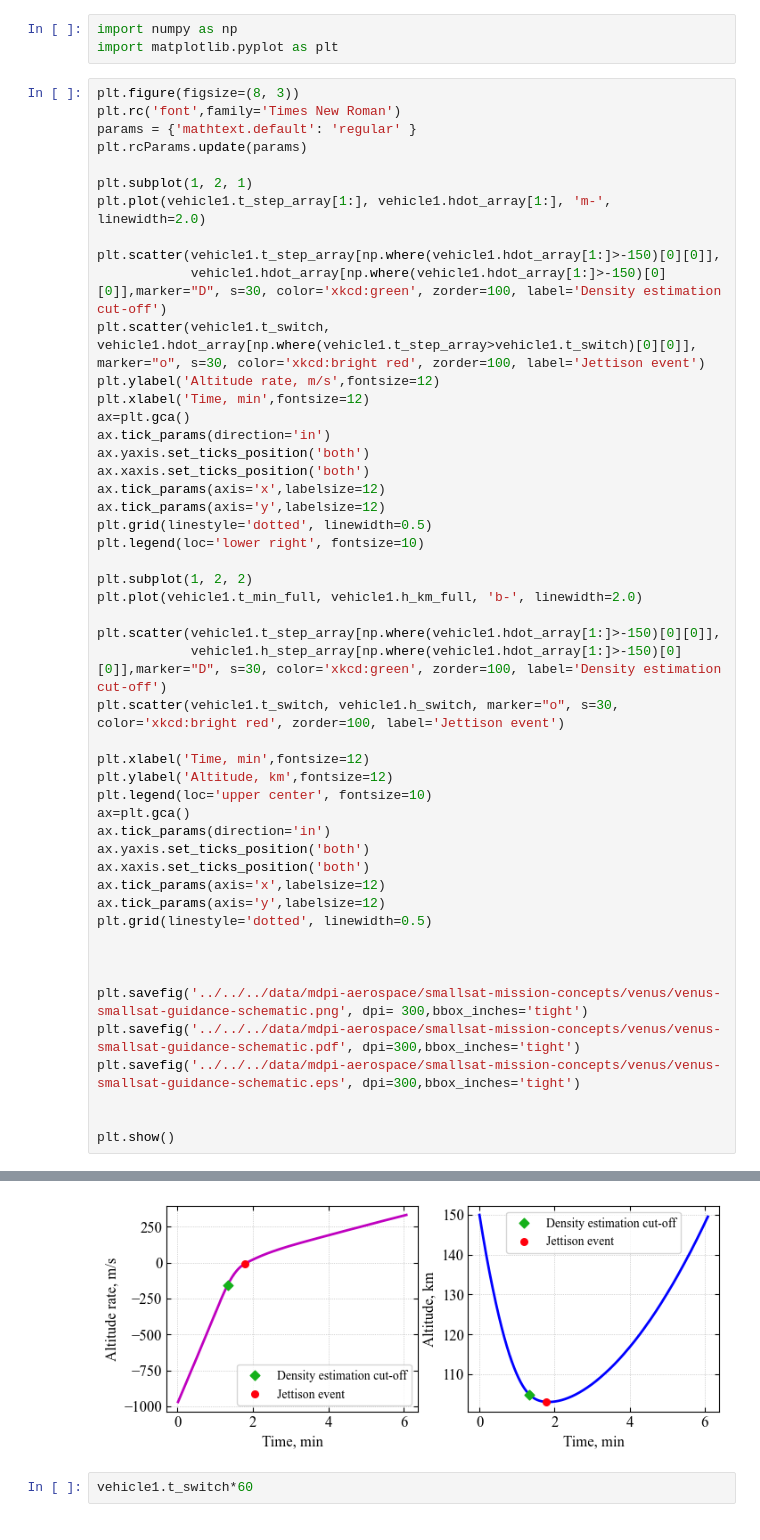
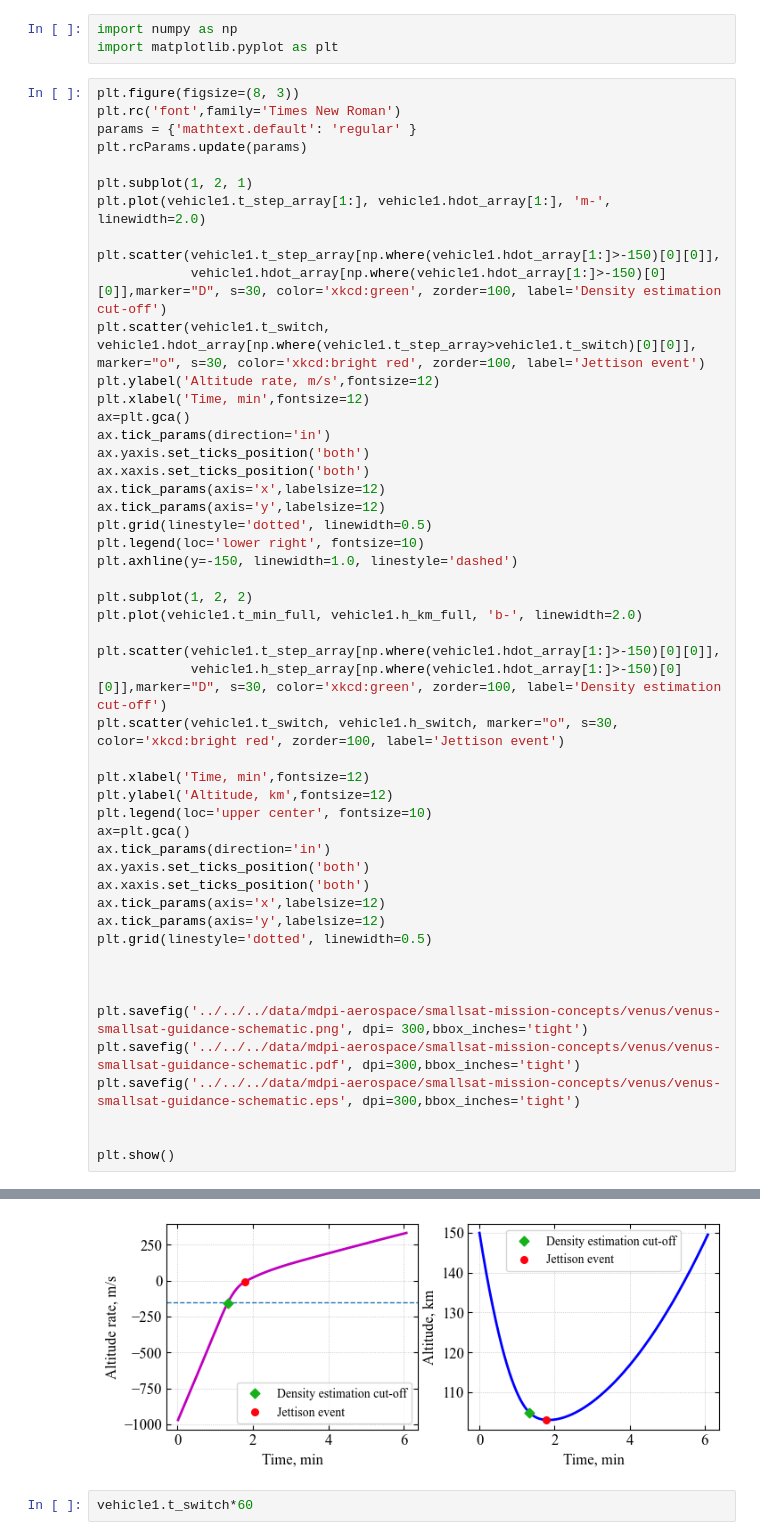
Before and after one commit to athulpg007/AMAT, a Jupyter notebook: examples/mdpi-aerospace/smallsat-mission-concepts/section-4-6-venus-smallsat-guidance-scheme.ipynb, the cells around one changed output, grey strips where cells are left out. Drawn from its saved outputs; the diff is of its cells as text.

```diff
--- a/examples/mdpi-aerospace/smallsat-mission-concepts/section-4-6-venus-smallsat-guidance-scheme.ipynb
+++ b/examples/mdpi-aerospace/smallsat-mission-concepts/section-4-6-venus-smallsat-guidance-scheme.ipynb
@@ -83,36 +83,37 @@ ax.tick_params(axis='x',labelsize=12)
 ax.tick_params(axis='y',labelsize=12)
 plt.grid(linestyle='dotted', linewidth=0.5)
 plt.legend(loc='lower right', fontsize=10)
+plt.axhline(y=-150, linewidth=1.0, linestyle='dashed')
 
 plt.subplot(1, 2, 2)
 plt.plot(vehicle1.t_min_full, vehicle1.h_km_full, 'b-', linewidth=2.0)
 
 plt.scatter(vehicle1.t_step_array[np.where(vehicle1.hdot_array[1:]>-150)[0][0]],
             vehicle1.h_step_array[np.where(vehicle1.hdot_array[1:]>-150)[0][0]],marker="D", s=30, color='xkcd:green', zorder=100, label='Density estimation cut-off')
 plt.scatter(vehicle1.t_switch, vehicle1.h_switch, marker="o", s=30, color='xkcd:bright red', zorder=100, label='Jettison event')
 
 plt.xlabel('Time, min',fontsize=12)
 plt.ylabel('Altitude, km',fontsize=12)
 plt.legend(loc='upper center', fontsize=10)
 ax=plt.gca()
 ax.tick_params(direction='in')
 ax.yaxis.set_ticks_position('both')
 ax.xaxis.set_ticks_position('both')
 ax.tick_params(axis='x',labelsize=12)
 ax.tick_params(axis='y',labelsize=12)
 plt.grid(linestyle='dotted', linewidth=0.5)
 
 
 
 plt.savefig('../../../data/mdpi-aerospace/smallsat-mission-concepts/venus/venus-smallsat-guidance-schematic.png', dpi= 300,bbox_inches='tight')
 plt.savefig('../../../data/mdpi-aerospace/smallsat-mission-concepts/venus/venus-smallsat-guidance-schematic.pdf', dpi=300,bbox_inches='tight')
 plt.savefig('../../../data/mdpi-aerospace/smallsat-mission-concepts/venus/venus-smallsat-guidance-schematic.eps', dpi=300,bbox_inches='tight')
 
 
 plt.show()
 # %% [output]
 The PostScript backend does not support transparency; partially transparent artists will be rendered opaque.
-[figure, old version]
+[figure, new version]
 # %%
 vehicle1.t_switch*60
 # %% [output]
```
Also changed, not shown: 9 other files.
